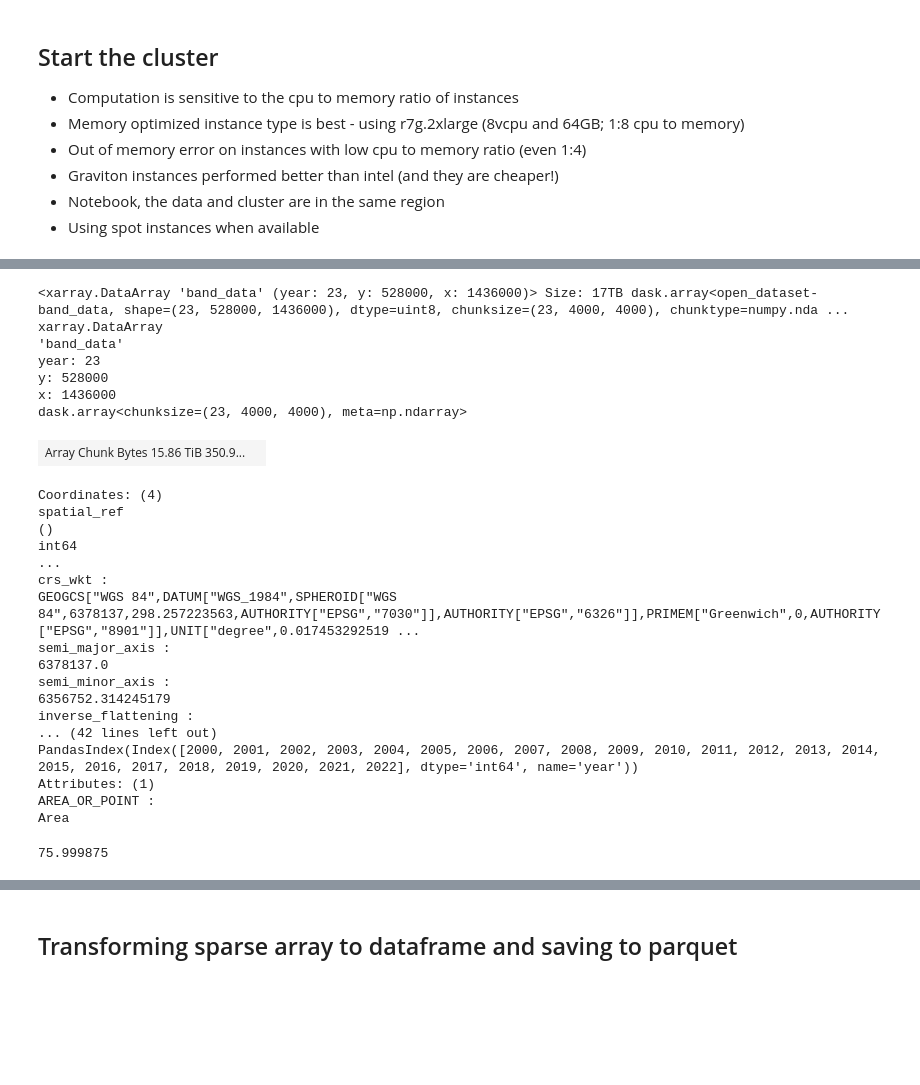
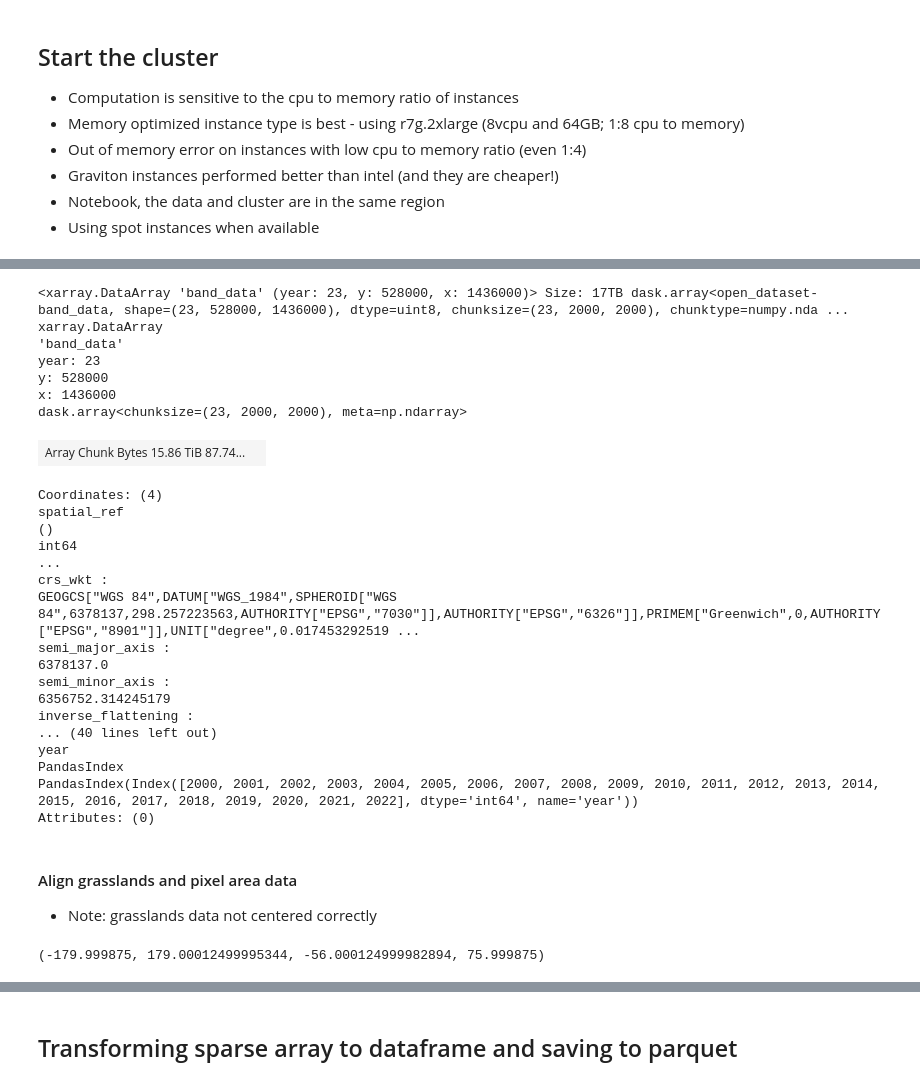
Before and after one commit to wri/project-zeno-data-infra, a Jupyter notebook: notebooks/grasslands_areas_gadm_2000-2022.ipynb, the cells around one changed output, grey strips where cells are left out. Cells and saved outputs as stored; diff of their text form; code cells hidden in the pictures; blank space fills up the shorter version.

Commit message:
PZB-253 Grasslands parquet and prefect flow

```diff
--- a/notebooks/grasslands_areas_gadm_2000-2022.ipynb
+++ b/notebooks/grasslands_areas_gadm_2000-2022.ipynb
@@ -36,15 +51,15 @@ client = cluster.get_client()
 # %%
-grasslands = xr.open_zarr("s3://gfw-data-lake/gfw_grasslands/v1/zarr/natural_grassland2kchunk.zarr").band_data
+grasslands = xr.open_zarr("s3://gfw-data-lake/gfw_grasslands/v1/zarr/umd_grasslands_2000_2022.zarr").band_data#.chunk({'x': 2000, 'y': 2000})
 grasslands
 # %% [output]
-<xarray.DataArray 'band_data' (year: 23, y: 528000, x: 1436000)> Size: 17TB dask.array<open_dataset-band_data, shape=(23, 528000, 1436000), dtype=uint8, chunksize=(23, 4000, 4000), chunktype=numpy.nda ...
+<xarray.DataArray 'band_data' (year: 23, y: 528000, x: 1436000)> Size: 17TB dask.array<open_dataset-band_data, shape=(23, 528000, 1436000), dtype=uint8, chunksize=(23, 2000, 2000), chunktype=numpy.nda ...
 xarray.DataArray
 'band_data'
 year: 23
 y: 528000
 x: 1436000
-dask.array<chunksize=(23, 4000, 4000), meta=np.ndarray>
+dask.array<chunksize=(23, 2000, 2000), meta=np.ndarray>
-| Array Chunk Bytes 15.86 TiB 350.9... |  |
+| Array Chunk Bytes 15.86 TiB 87.74... |  |
 Coordinates: (4)
 spatial_ref
 ()
@@ -57,8 +72,8 @@ semi_major_axis :
 semi_minor_axis :
 6356752.314245179
 inverse_flattening :
-... (42 lines left out)
+... (40 lines left out)
+year
+PandasIndex
 PandasIndex(Index([2000, 2001, 2002, 2003, 2004, 2005, 2006, 2007, 2008, 2009, 2010, 2011, 2012, 2013, 2014, 2015, 2016, 2017, 2018, 2019, 2020, 2021, 2022], dtype='int64', name='year'))
-Attributes: (1)
-AREA_OR_POINT :
-Area
+Attributes: (0)
@@ -70,7 +80,14 @@ xmin, xmax, ymin, ymax = (
-# %%
-ymax
-# %% [output]
-75.999875
+# %% [markdown]
+#### Align grasslands and pixel area data
+- Note: grasslands data not centered correctly
+# %%
+grass_xmin, grass_xmax, grass_ymin, grass_ymax = (
+    grasslands.coords['x'].min().item(), grasslands.coords['x'].max().item() + 0.00025,
+    grasslands.coords['y'].min().item() - 0.00025, grasslands.coords['y'].max().item()
+)
+grass_xmin, grass_xmax, grass_ymin, grass_ymax
+# %% [output]
+(-179.999875, 179.00012499995344, -56.000124999982894, 75.999875)
 # %%
 pixel_area = xr.open_zarr(
     's3://gfw-data-lake/umd_area_2013/v1.10/raster/epsg-4326/zarr/pixel_area.zarr/'
```
Also changed, not shown: parts of 15 cells of this notebook, 4 other files.
